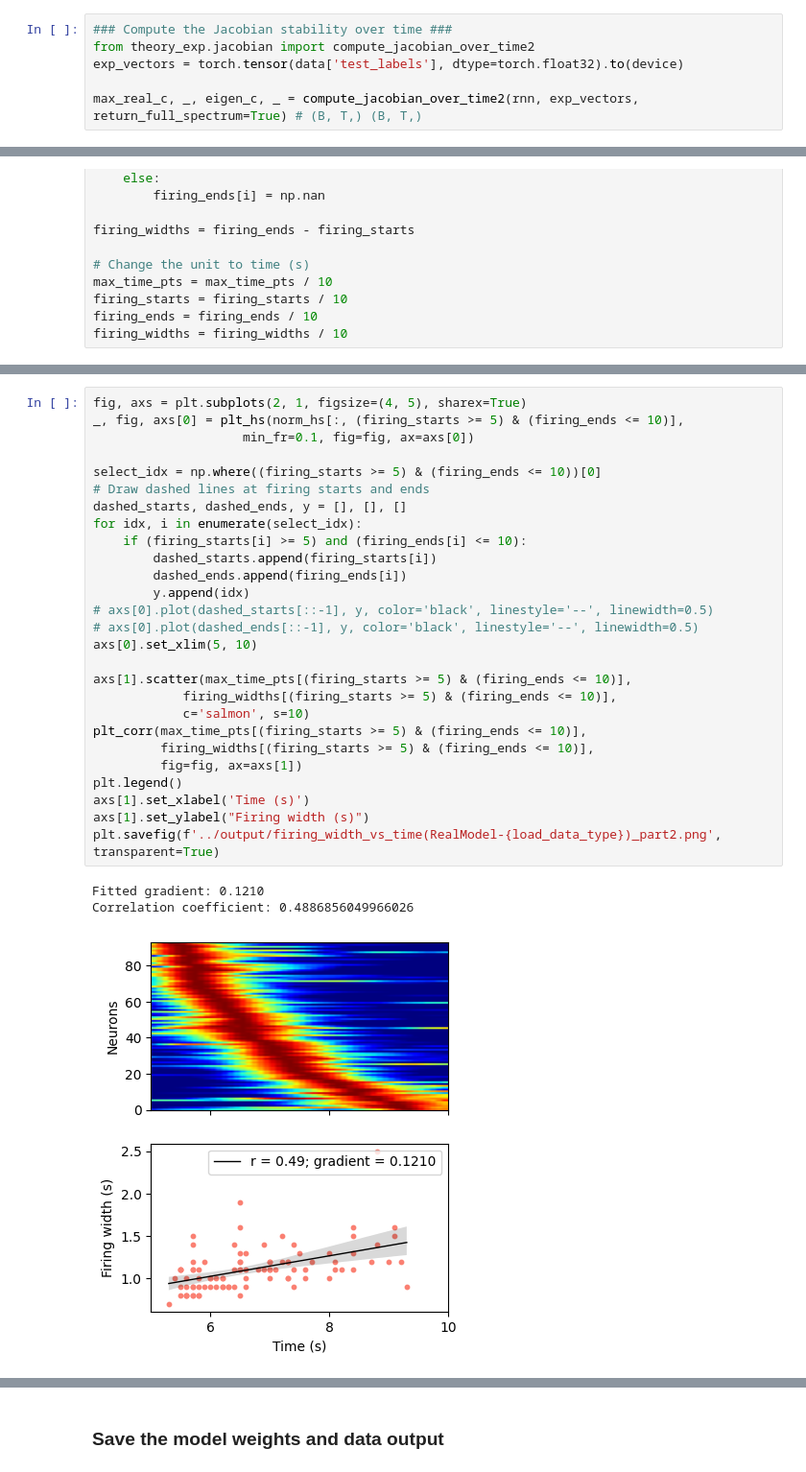
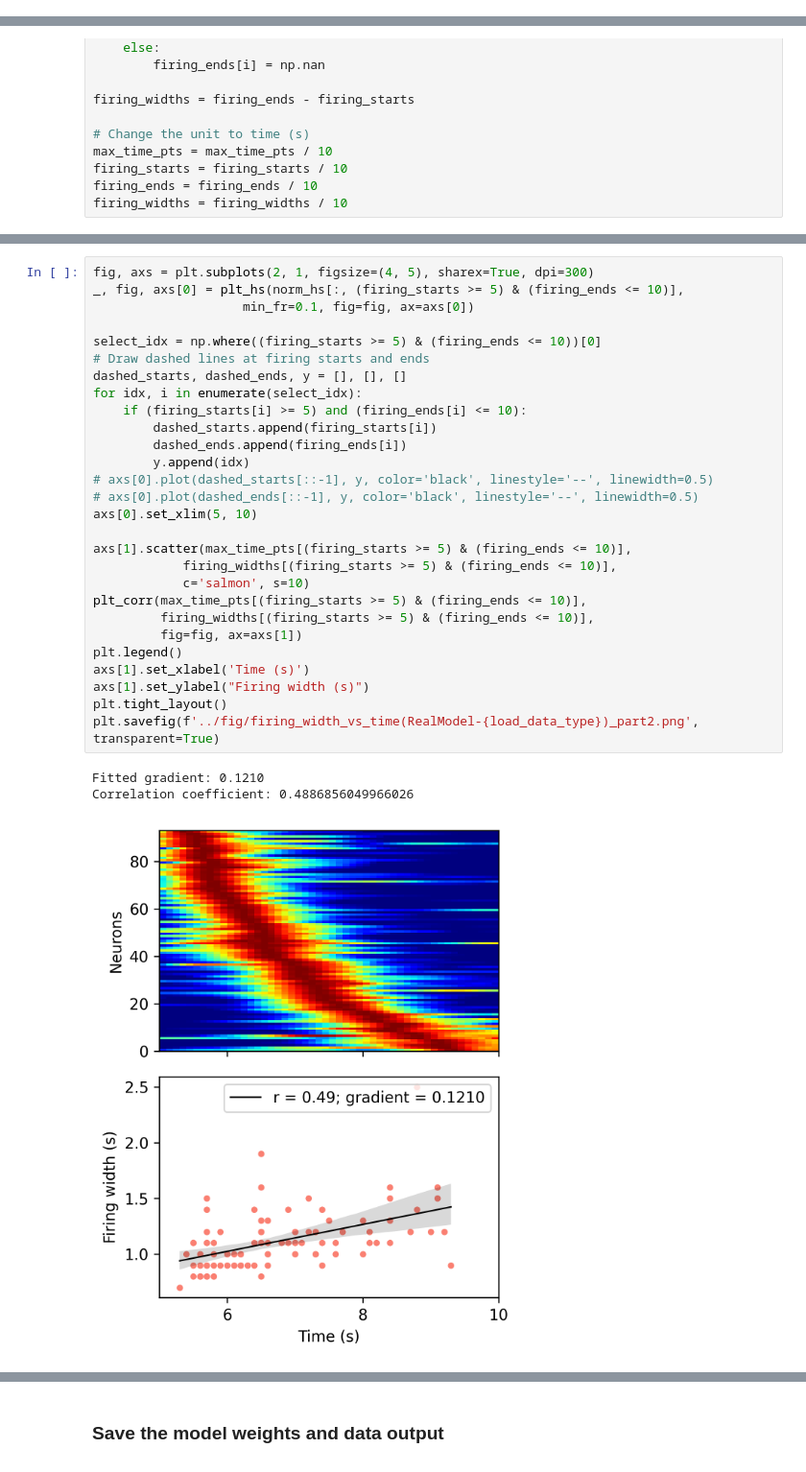
Before and after one commit to qrsyu/STCell, a Jupyter notebook: code/spacetime_task.ipynb, the cells around one changed output, grey strips where cells are left out. Shown at 96% size. Drawn from its saved outputs; the diff is of its cells as text.

```diff
--- a/code/spacetime_task.ipynb
+++ b/code/spacetime_task.ipynb
@@ -217,6 +167,0 @@ plt.tight_layout()
-# %%
-### Compute the Jacobian stability over time ###
-from theory_exp.jacobian import compute_jacobian_over_time2
-exp_vectors = torch.tensor(data['test_labels'], dtype=torch.float32).to(device)
-
-max_real_c, _, eigen_c, _ = compute_jacobian_over_time2(rnn, exp_vectors, return_full_spectrum=True) # (B, T,) (B, T,)
@@ -460,31 +362,32 @@ Correlation coefficient: 0.10668433706392655
 # %%
-fig, axs = plt.subplots(2, 1, figsize=(4, 5), sharex=True)
+fig, axs = plt.subplots(2, 1, figsize=(4, 5), sharex=True, dpi=300)
 _, fig, axs[0] = plt_hs(norm_hs[:, (firing_starts >= 5) & (firing_ends <= 10)],
                     min_fr=0.1, fig=fig, ax=axs[0])
 
 select_idx = np.where((firing_starts >= 5) & (firing_ends <= 10))[0]
 # Draw dashed lines at firing starts and ends
 dashed_starts, dashed_ends, y = [], [], []
 for idx, i in enumerate(select_idx):
     if (firing_starts[i] >= 5) and (firing_ends[i] <= 10):
         dashed_starts.append(firing_starts[i])
         dashed_ends.append(firing_ends[i])
         y.append(idx)
 # axs[0].plot(dashed_starts[::-1], y, color='black', linestyle='--', linewidth=0.5)
 # axs[0].plot(dashed_ends[::-1], y, color='black', linestyle='--', linewidth=0.5)
 axs[0].set_xlim(5, 10)
 
 axs[1].scatter(max_time_pts[(firing_starts >= 5) & (firing_ends <= 10)],
             firing_widths[(firing_starts >= 5) & (firing_ends <= 10)],
             c='salmon', s=10)
 plt_corr(max_time_pts[(firing_starts >= 5) & (firing_ends <= 10)],
          firing_widths[(firing_starts >= 5) & (firing_ends <= 10)],
          fig=fig, ax=axs[1])
 plt.legend()
 axs[1].set_xlabel('Time (s)')
 axs[1].set_ylabel("Firing width (s)")
-plt.savefig(f'../output/firing_width_vs_time(RealModel-{load_data_type})_part2.png', transparent=True)
+plt.tight_layout()
+plt.savefig(f'../fig/firing_width_vs_time(RealModel-{load_data_type})_part2.png', transparent=True)
 # %% [output]
 Fitted gradient: 0.1210
 Correlation coefficient: 0.4886856049966026
-[figure, old version]
+[figure, new version]
```
Also changed, not shown: parts of 8 cells of this notebook, 6 other files.
